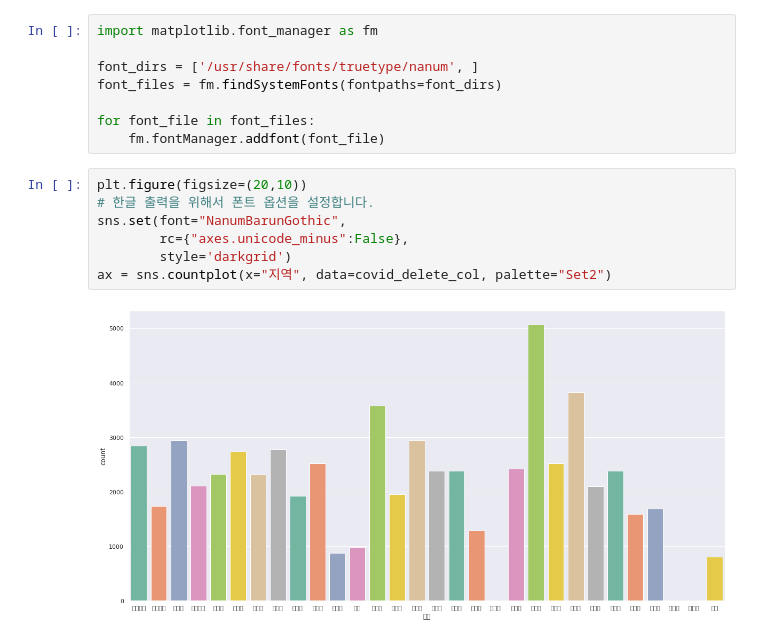
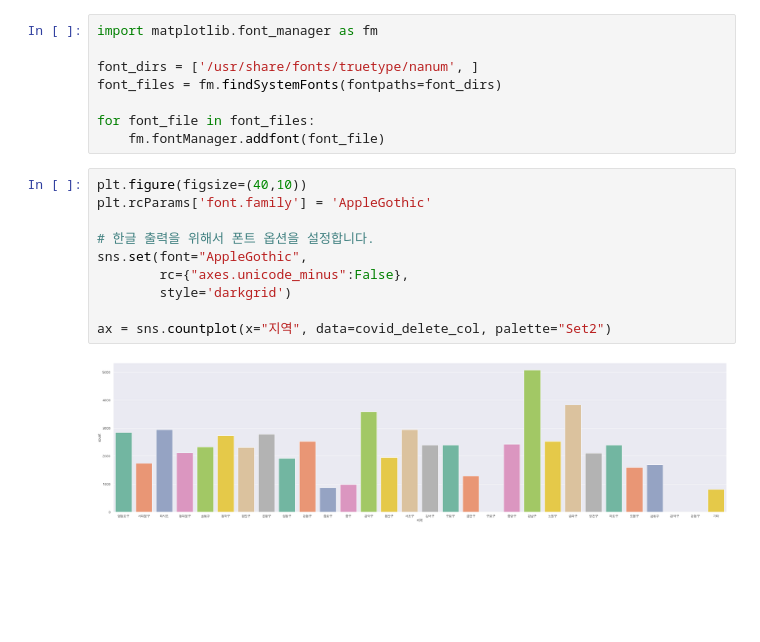
Before and after one commit to Typonote/JupyterNotebookCovidAnalysis, a Jupyter notebook: CovidDataAnalysis.ipynb, the cells around one changed output. Drawn from its saved outputs; the diff is of its cells as text; blank space fills up the shorter version.

```diff
--- a/CovidDataAnalysis.ipynb
+++ b/CovidDataAnalysis.ipynb
@@ -267,11 +267,14 @@ font_files = fm.findSystemFonts(fontpaths=font_dirs)
 for font_file in font_files:
     fm.fontManager.addfont(font_file)
 # %%
-plt.figure(figsize=(20,10))
+plt.figure(figsize=(40,10))
+plt.rcParams['font.family'] = 'AppleGothic'
+
 # 한글 출력을 위해서 폰트 옵션을 설정합니다.
-sns.set(font="NanumBarunGothic",
+sns.set(font="AppleGothic",
         rc={"axes.unicode_minus":False},
         style='darkgrid')
+
 ax = sns.countplot(x="지역", data=covid_delete_col, palette="Set2")
 # %% [output]
-[figure, old version]
+[figure, new version]
```
Also changed, not shown: parts of 2 cells of this notebook.
